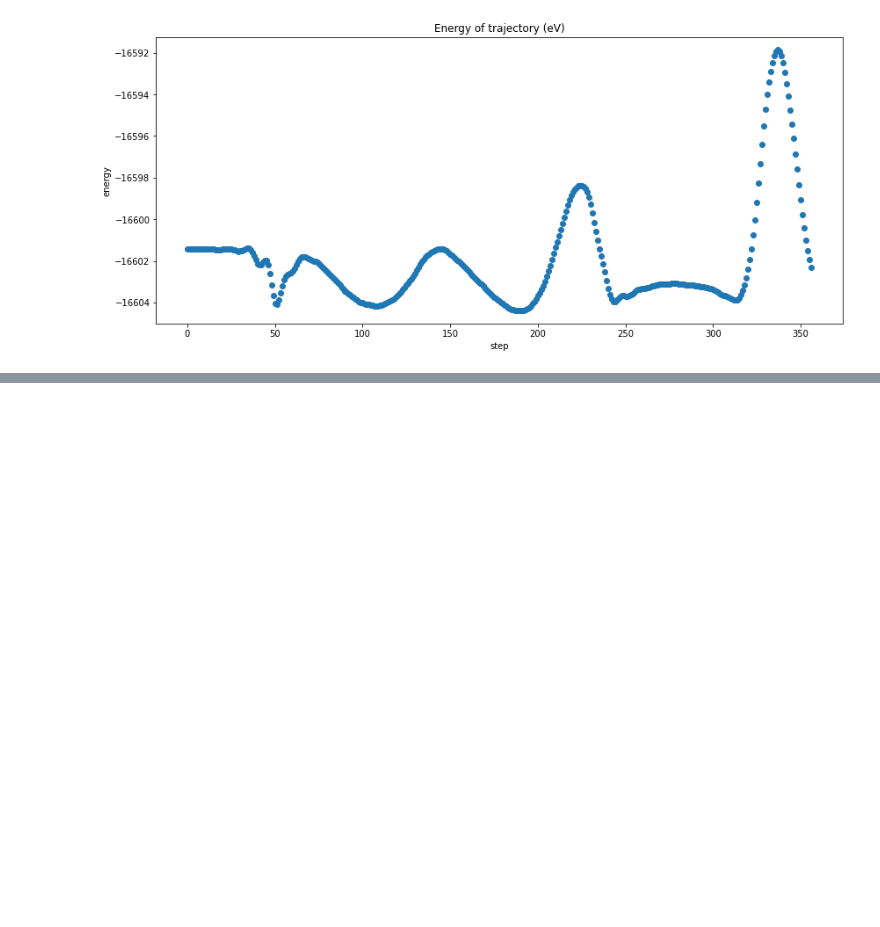
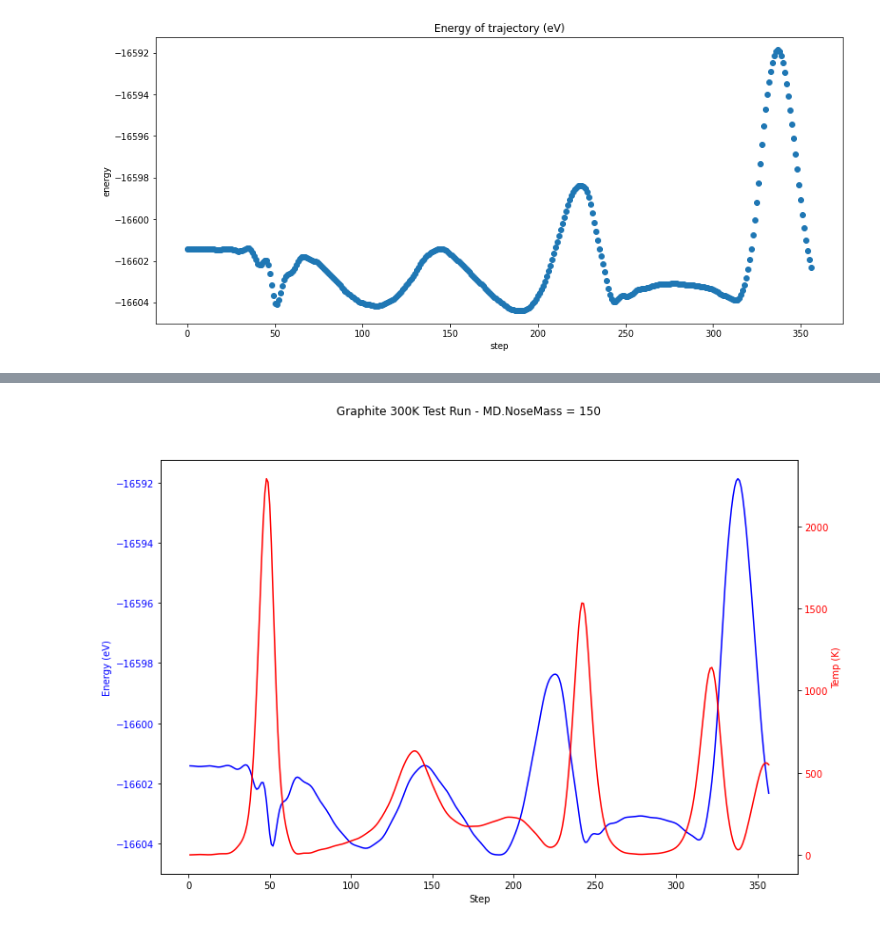
Before and after one commit to atlas-nano/ml-potential, a Jupyter notebook: train-test-split/plot_energy_cell.ipynb, the cells around one changed output, grey strips where cells are left out. Cells and saved outputs as stored; diff of their text form; code cells hidden in the pictures; blank space fills up the shorter version.

```diff
--- a/train-test-split/plot_energy_cell.ipynb
+++ b/train-test-split/plot_energy_cell.ipynb
@@ -205,19 +219,22 @@ plt.show()
 # %%
 # Create Plot
+fig, ax1 = plt.subplots(figsize=(12,8))
 
-fig, ax1 = plt.subplots()
-
-ax1.set_xlabel('X-axis')
-ax1.set_ylabel('Y1-axis', color = 'red')
-ax1.plot(x, data_1, color = 'red')
-ax1.tick_params(axis ='y', labelcolor = 'red')
+ax1.set_xlabel('Step')
+ax1.set_ylabel('Energy (eV)', color = 'blue')
+ax1.plot(nose150_thermo['Step'], energies, color = 'blue')
+ax1.tick_params(axis ='y', labelcolor = 'blue')
 
 # Adding Twin Axes
 
 ax2 = ax1.twinx()
 
-ax2.set_ylabel('Y2-axis', color = 'blue')
-ax2.plot(x, data_2, color = 'blue')
-ax2.tick_params(axis ='y', labelcolor = 'blue')
+ax2.set_ylabel('Temp (K)', color = 'red')
+ax2.plot(nose150_thermo['Step'], nose150_thermo['T (K)'], color = 'red')
+ax2.tick_params(axis ='y', labelcolor = 'red')
 
+fig.suptitle("Graphite 300K Test Run - MD.NoseMass = 150")
 # Show plot
+plt.show()
+# %% [output]
+[figure, added]
```
Also changed, not shown: parts of 10 cells of this notebook, 19 other files.
